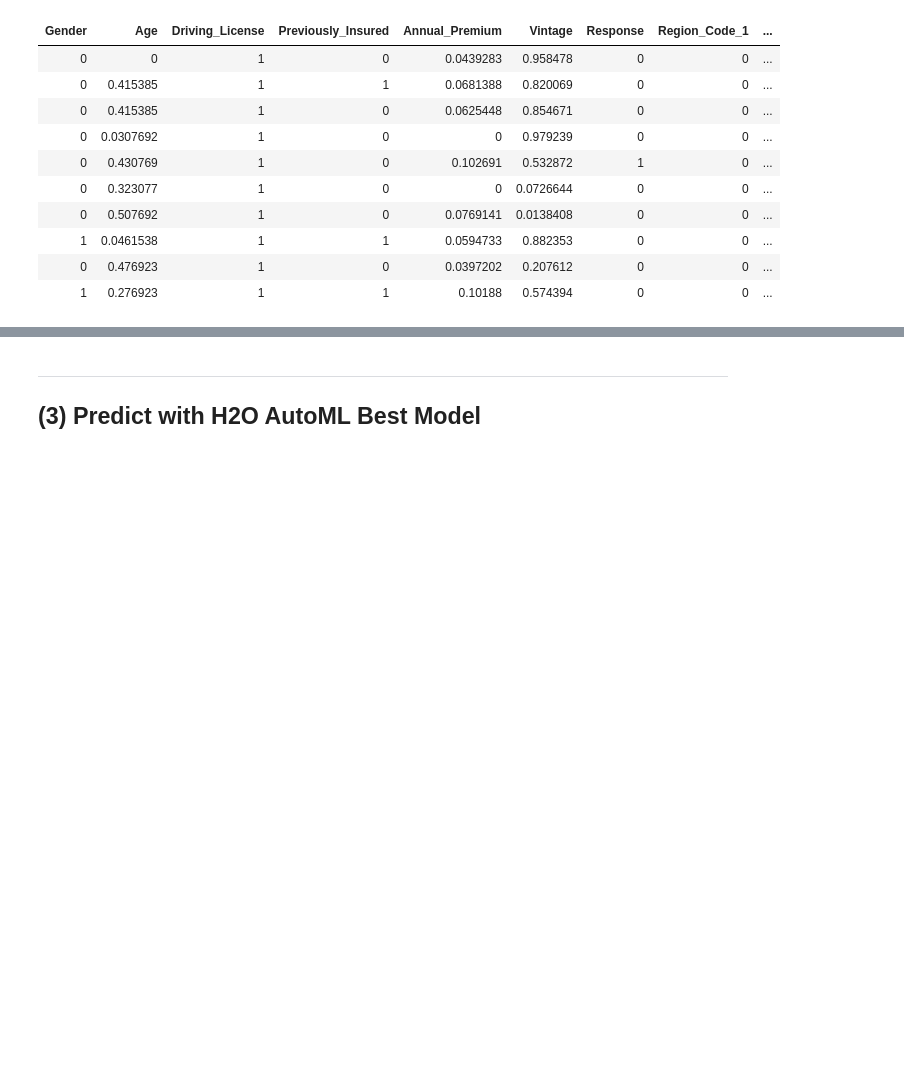
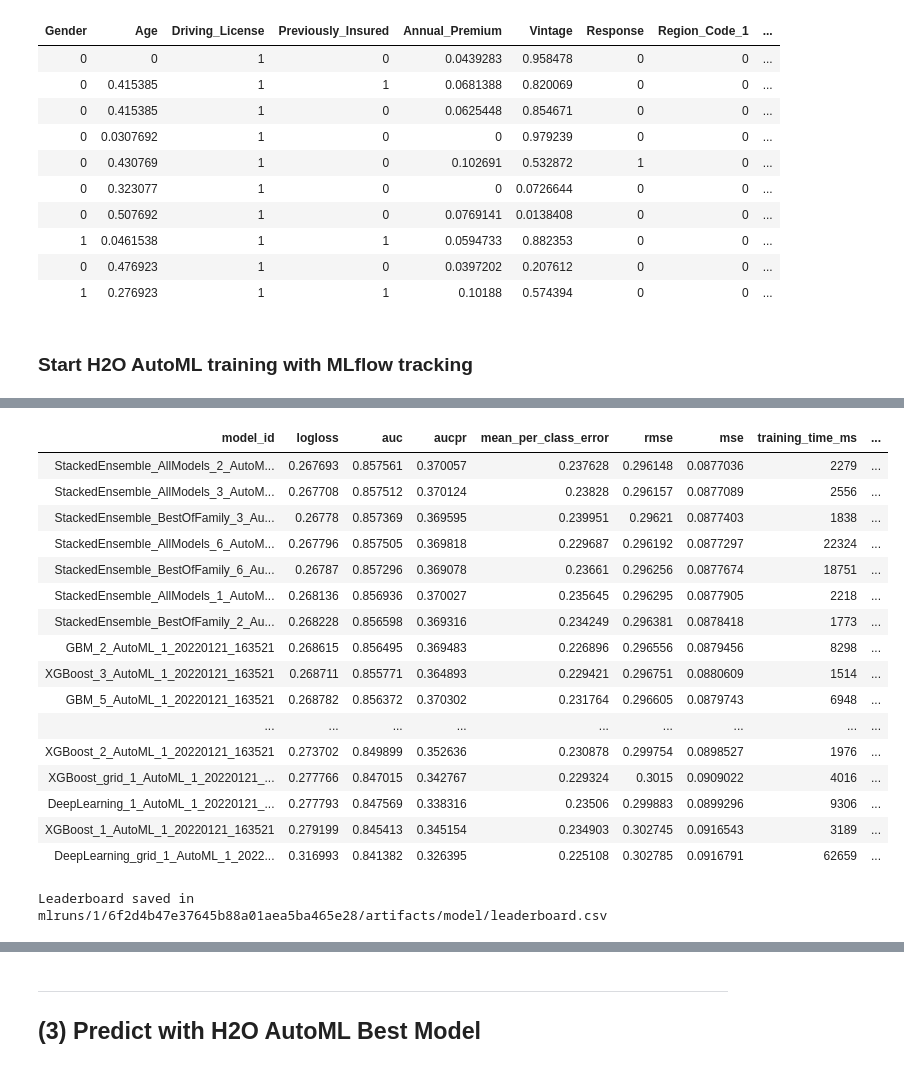
Before and after one commit to aminbenmansour/e2e-insurance-cross-sell-prediction-automl, a Jupyter notebook: 03_H2O_AutoML_with_MLflow.ipynb, the cells around one changed output, grey strips where cells are left out. Drawn from its saved outputs; the diff is of its cells as text; code cells hidden in the pictures; blank space fills up the shorter version.

```diff
--- a/03_H2O_AutoML_with_MLflow.ipynb
+++ b/03_H2O_AutoML_with_MLflow.ipynb
@@ -150,3 +158,44 @@ main_frame.head()
 | 1 | 0.0461538 | 1 | 1 | 0.0594733 | 0.882353 | 0 | 0 | ... |
 | 0 | 0.476923 | 1 | 0 | 0.0397202 | 0.207612 | 0 | 0 | ... |
 | 1 | 0.276923 | 1 | 1 | 0.10188 | 0.574394 | 0 | 0 | ... |
+# %% [markdown]
+### Start H2O AutoML training with MLflow tracking
+# %%
+# Wrap autoML training with MLflow
+with mlflow.start_run():
+    aml = H2OAutoML(
+                    max_models=13, # Run AutoML for n base models
+                    seed=42,
+                    balance_classes=True, # Our target classes are imbalanced, so we set this to True
+                    sort_metric='logloss', # Sort models by logloss (main metric for multi-classification)
+                    verbosity='info', # Turn on verbose info
+                    exclude_algos = ['GLM', 'DRF'], # Specify which algorithms to exclude
+                   )
+
+    aml.train(x=predictors, y=target, training_frame=main_frame)
+
+    # Set metrics to log
+    mlflow.log_metric("log_loss", aml.leader.logloss())
+    mlflow.log_metric("AUC", aml.leader.auc())
+
+    # Log best model (mlflow.h2o module provides API for logging & loading H2O models)
+    mlflow.h2o.log_model(aml.leader,
+                         artifact_path="model"
+                        )
+
+    model_uri = mlflow.get_artifact_uri("model")
+    print(model_uri)
+
+    # Print and view AutoML Leaderboard
+    lb = get_leaderboard(aml, extra_columns='ALL')
+    print(lb.head(rows=lb.nrows))
+
+    # Get IDs of current experiment run
+    exp_id = experiment.experiment_id
+    run_id = mlflow.active_run().info.run_id
+
+    # Save leaderboard as CSV
+    lb_path = f'mlruns/{exp_id}/{run_id}/artifacts/model/leaderboard.csv'
+    lb.as_data_frame().to_csv(lb_path, index=False)
+    print(f'Leaderboard saved in {lb_path}')
+# %% [output]
@@ -152,0 +219,18 @@ main_frame.head()
+| model_id | logloss | auc | aucpr | mean_per_class_error | rmse | mse | training_time_ms | ... |
+| StackedEnsemble_AllModels_2_AutoM... | 0.267693 | 0.857561 | 0.370057 | 0.237628 | 0.296148 | 0.0877036 | 2279 | ... |
+| StackedEnsemble_AllModels_3_AutoM... | 0.267708 | 0.857512 | 0.370124 | 0.23828 | 0.296157 | 0.0877089 | 2556 | ... |
+| StackedEnsemble_BestOfFamily_3_Au... | 0.26778 | 0.857369 | 0.369595 | 0.239951 | 0.29621 | 0.0877403 | 1838 | ... |
+| StackedEnsemble_AllModels_6_AutoM... | 0.267796 | 0.857505 | 0.369818 | 0.229687 | 0.296192 | 0.0877297 | 22324 | ... |
+| StackedEnsemble_BestOfFamily_6_Au... | 0.26787 | 0.857296 | 0.369078 | 0.23661 | 0.296256 | 0.0877674 | 18751 | ... |
+| StackedEnsemble_AllModels_1_AutoM... | 0.268136 | 0.856936 | 0.370027 | 0.235645 | 0.296295 | 0.0877905 | 2218 | ... |
+| StackedEnsemble_BestOfFamily_2_Au... | 0.268228 | 0.856598 | 0.369316 | 0.234249 | 0.296381 | 0.0878418 | 1773 | ... |
+| GBM_2_AutoML_1_20220121_163521 | 0.268615 | 0.856495 | 0.369483 | 0.226896 | 0.296556 | 0.0879456 | 8298 | ... |
+| XGBoost_3_AutoML_1_20220121_163521 | 0.268711 | 0.855771 | 0.364893 | 0.229421 | 0.296751 | 0.0880609 | 1514 | ... |
+| GBM_5_AutoML_1_20220121_163521 | 0.268782 | 0.856372 | 0.370302 | 0.231764 | 0.296605 | 0.0879743 | 6948 | ... |
+| ... | ... | ... | ... | ... | ... | ... | ... | ... |
+| XGBoost_2_AutoML_1_20220121_163521 | 0.273702 | 0.849899 | 0.352636 | 0.230878 | 0.299754 | 0.0898527 | 1976 | ... |
+| XGBoost_grid_1_AutoML_1_20220121_... | 0.277766 | 0.847015 | 0.342767 | 0.229324 | 0.3015 | 0.0909022 | 4016 | ... |
+| DeepLearning_1_AutoML_1_20220121_... | 0.277793 | 0.847569 | 0.338316 | 0.23506 | 0.299883 | 0.0899296 | 9306 | ... |
+| XGBoost_1_AutoML_1_20220121_163521 | 0.279199 | 0.845413 | 0.345154 | 0.234903 | 0.302745 | 0.0916543 | 3189 | ... |
+| DeepLearning_grid_1_AutoML_1_2022... | 0.316993 | 0.841382 | 0.326395 | 0.225108 | 0.302785 | 0.0916791 | 62659 | ... |
+Leaderboard saved in mlruns/1/6f2d4b47e37645b88a01aea5ba465e28/artifacts/model/leaderboard.csv
```
Also changed, not shown: parts of 8 cells of this notebook.
